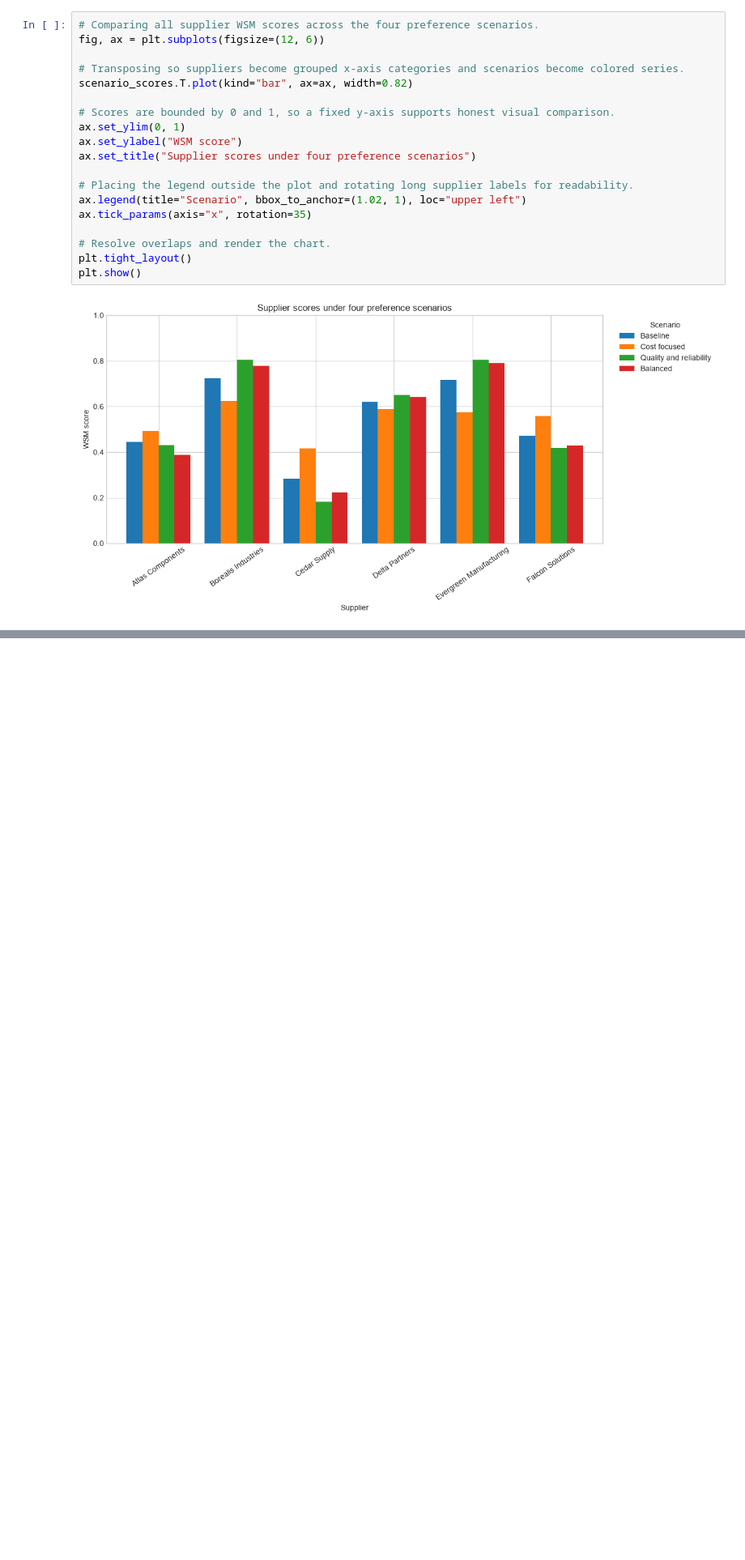
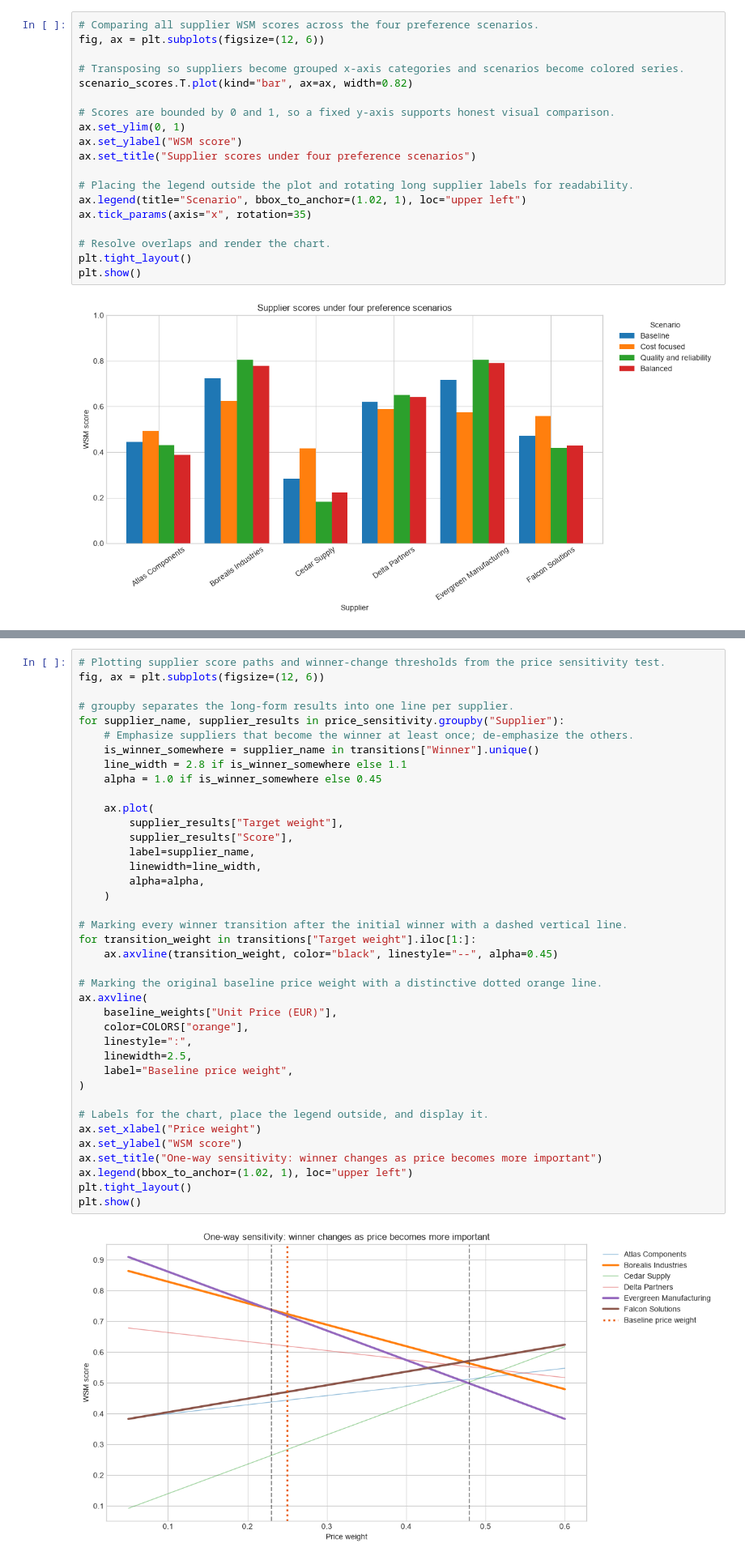
Before and after one commit to BoyanYotov/SoftUni-Math_Concepts_for_Devs-Final_Project, a Jupyter notebook: notebooks/supplier_selection.ipynb, the cells around one changed output, grey strips where cells are left out. Shown at 81% size. Drawn from its saved outputs; the diff is of its cells as text; blank space fills up the shorter version.

```diff
--- a/notebooks/supplier_selection.ipynb
+++ b/notebooks/supplier_selection.ipynb
@@ -657,0 +696,41 @@ The practical task is to make those priorities explicit before comparing offers.
+# %%
+# Plotting supplier score paths and winner-change thresholds from the price sensitivity test.
+fig, ax = plt.subplots(figsize=(12, 6))
+
+# groupby separates the long-form results into one line per supplier.
+for supplier_name, supplier_results in price_sensitivity.groupby("Supplier"):
+    # Emphasize suppliers that become the winner at least once; de-emphasize the others.
+    is_winner_somewhere = supplier_name in transitions["Winner"].unique()
+    line_width = 2.8 if is_winner_somewhere else 1.1
+    alpha = 1.0 if is_winner_somewhere else 0.45
+
+    ax.plot(
+        supplier_results["Target weight"],
+        supplier_results["Score"],
+        label=supplier_name,
+        linewidth=line_width,
+        alpha=alpha,
+    )
+
+# Marking every winner transition after the initial winner with a dashed vertical line.
+for transition_weight in transitions["Target weight"].iloc[1:]:
+    ax.axvline(transition_weight, color="black", linestyle="--", alpha=0.45)
+
+# Marking the original baseline price weight with a distinctive dotted orange line.
+ax.axvline(
+    baseline_weights["Unit Price (EUR)"],
+    color=COLORS["orange"],
+    linestyle=":",
+    linewidth=2.5,
+    label="Baseline price weight",
+)
+
+# Labels for the chart, place the legend outside, and display it.
+ax.set_xlabel("Price weight")
+ax.set_ylabel("WSM score")
+ax.set_title("One-way sensitivity: winner changes as price becomes more important")
+ax.legend(bbox_to_anchor=(1.02, 1), loc="upper left")
+plt.tight_layout()
+plt.show()
+# %% [output]
+[figure, added]
```
Also changed, not shown: parts of 40 cells of this notebook.
